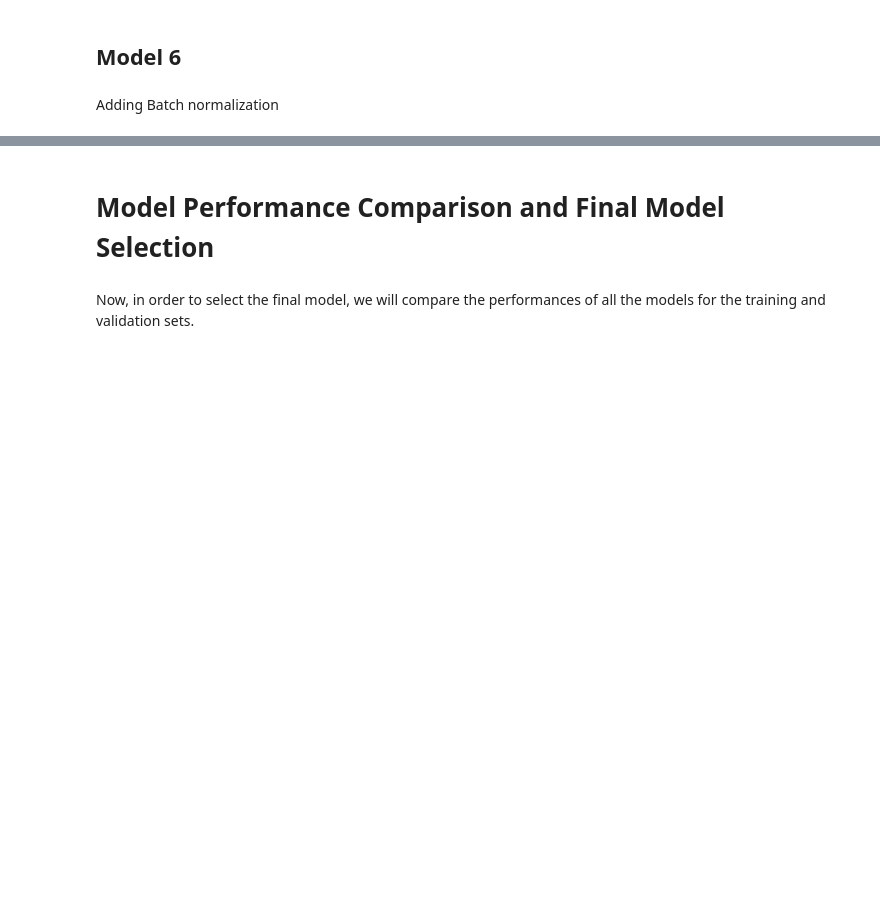
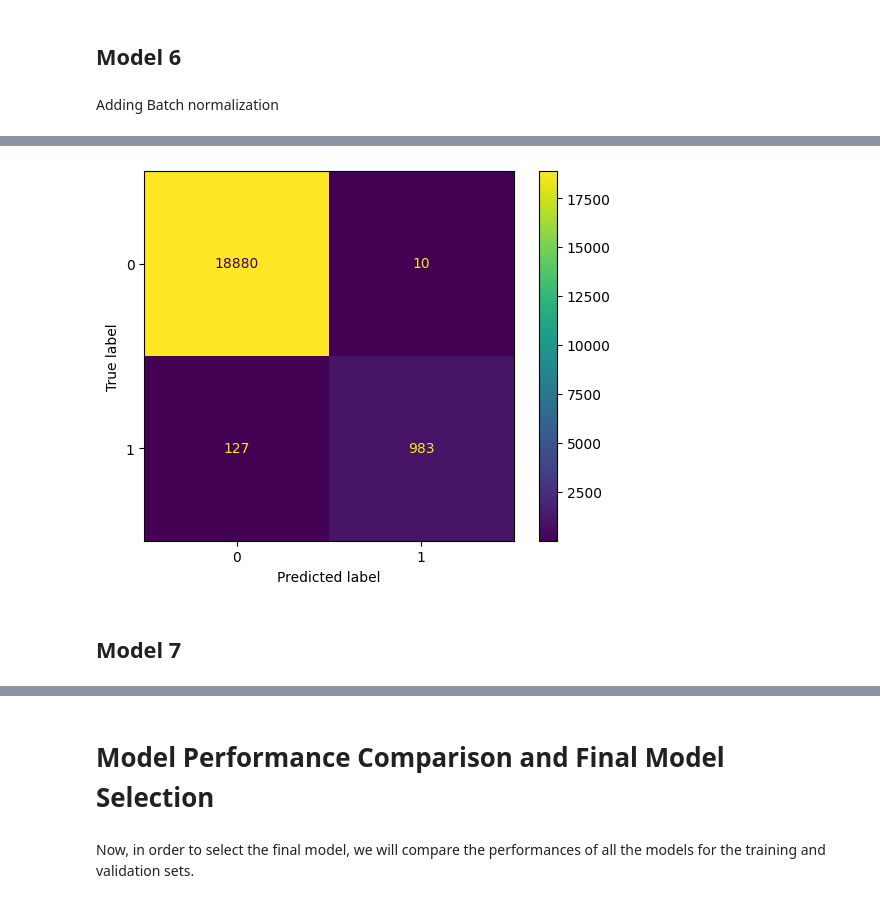
Before and after one commit to AkshayGovindaraj/GoogleColab, a Jupyter notebook: INN_ReneWind_Main_Project_FullCode_Notebook.ipynb, the cells around one changed output, grey strips where cells are left out. Cells and saved outputs as stored; diff of their text form; code cells hidden in the pictures; blank space fills up the shorter version.

```diff
--- a/INN_ReneWind_Main_Project_FullCode_Notebook.ipynb
+++ b/INN_ReneWind_Main_Project_FullCode_Notebook.ipynb
@@ -871,0 +961,8 @@ Adding Batch normalization
+# %%
+prediction = model_6.predict(X_train)
+prediction_rounded = np.round(prediction, decimals = 0)
+confusion_matrix = metrics.confusion_matrix(y_train, prediction_rounded, labels=[0, 1])
+cm_display = metrics.ConfusionMatrixDisplay(confusion_matrix = confusion_matrix, display_labels = [0, 1])
+cm_display.plot()
+plt.show()
+# %% [output]
@@ -871,0 +970,3 @@ Adding Batch normalization
+[figure, added]
+# %% [markdown]
+## Model 7
```
Also changed, not shown: parts of 22 cells of this notebook.
